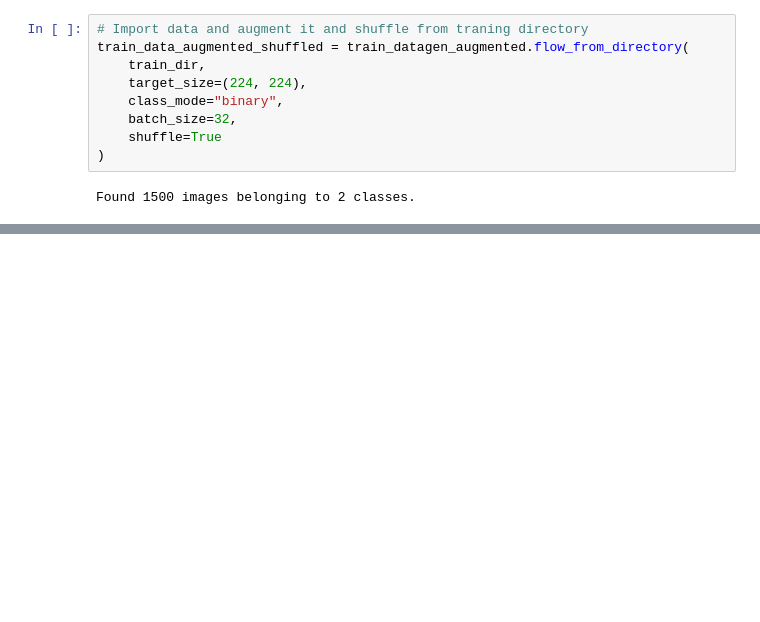
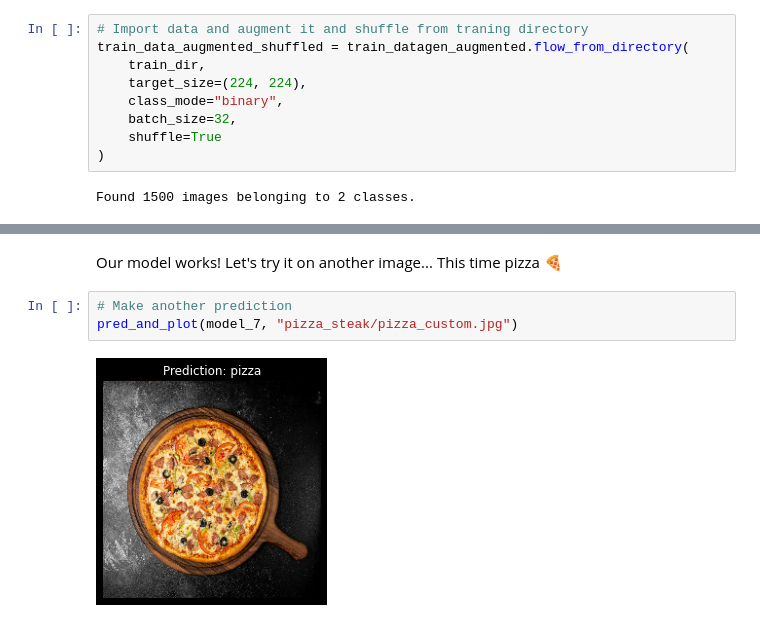
Before and after one commit to gvtsch/Udemy_TensorFlow_Certificate, a Jupyter notebook: 03_introduction_to_computer_vision_with_tensorflow.ipynb, the cells around one changed output, grey strips where cells are left out. Cells and saved outputs as stored; diff of their text form; blank space fills up the shorter version.

```diff
--- a/03_introduction_to_computer_vision_with_tensorflow.ipynb
+++ b/03_introduction_to_computer_vision_with_tensorflow.ipynb
@@ -914,0 +1031,7 @@ plot_loss_curves(history_7)
+# %% [markdown]
+Our model works! Let's try it on another image... This time pizza 🍕
+# %%
+# Make another prediction
+pred_and_plot(model_7, "pizza_steak/pizza_custom.jpg")
+# %% [output]
+[figure, added]
```
Also changed, not shown: parts of 39 cells of this notebook.
